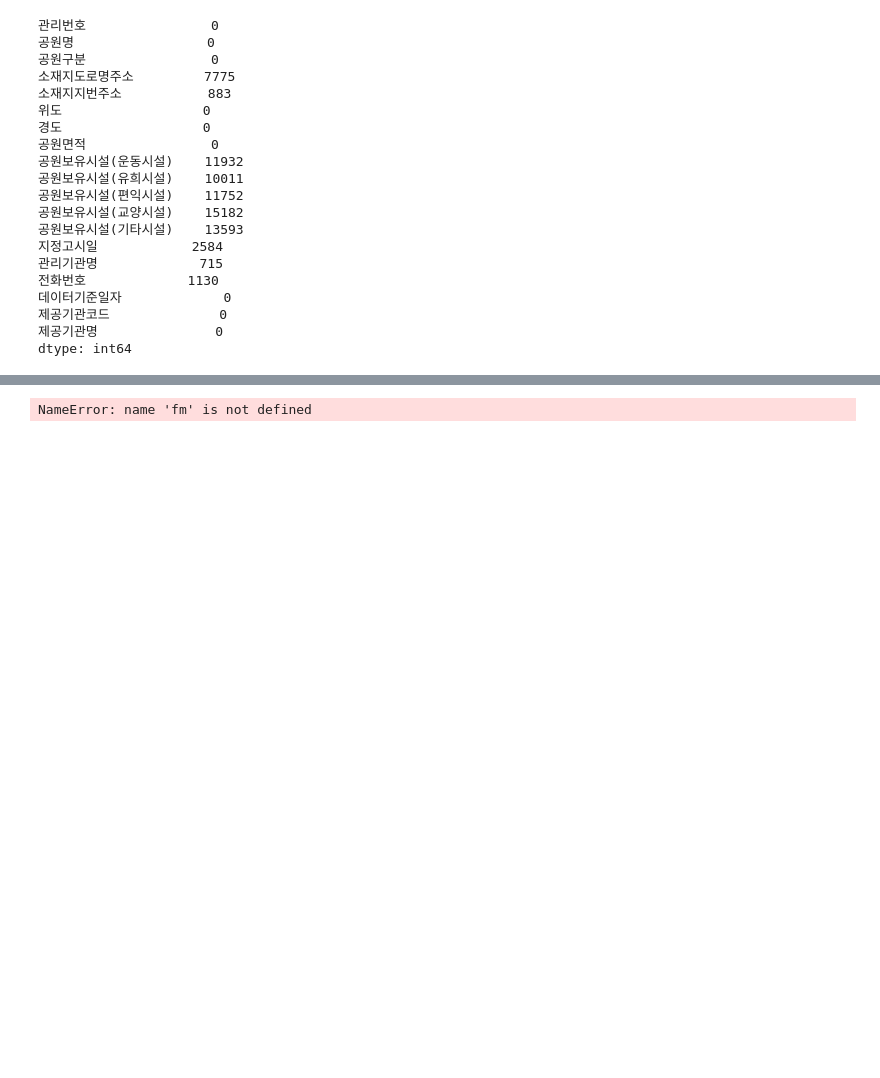
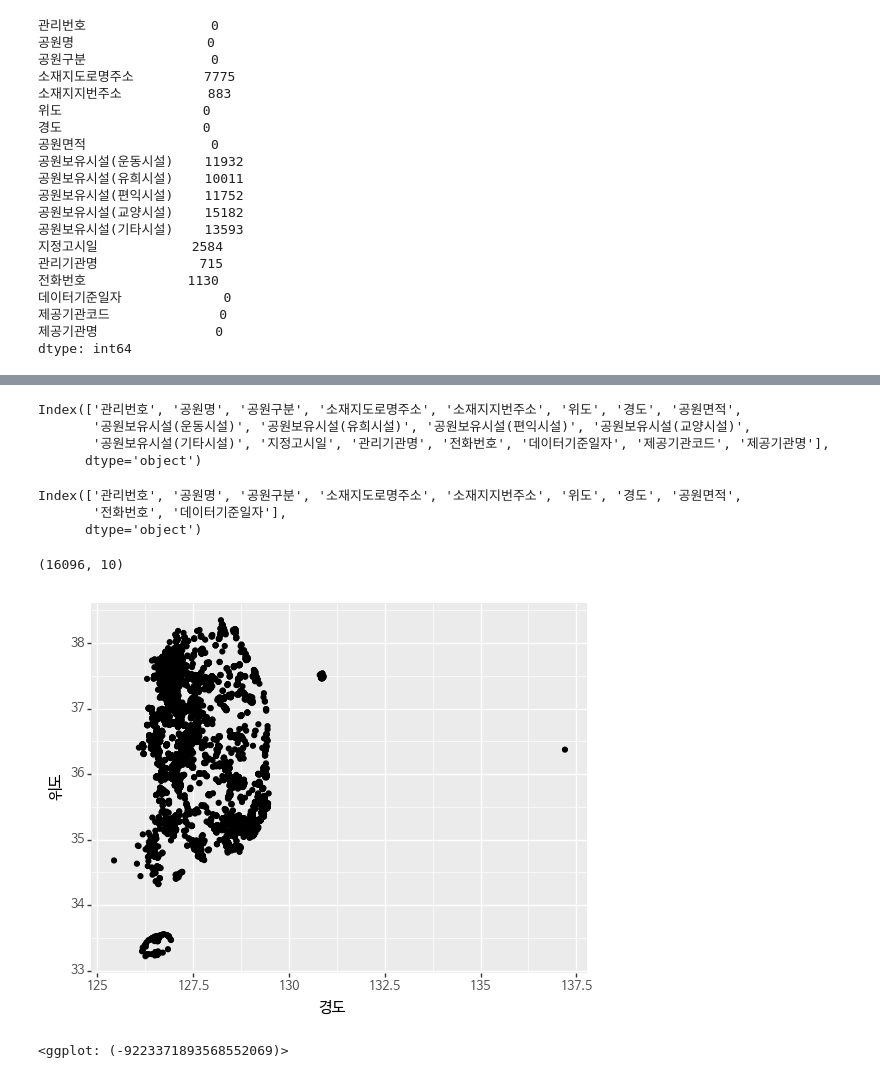
Before and after one commit to yoonani/ds, a Jupyter notebook: Spatial/citypark.ipynb, the cells around one changed output, grey strips where cells are left out. Drawn from its saved outputs; the diff is of its cells as text; code cells hidden in the pictures; blank space fills up the shorter version.

```diff
--- a/Spatial/citypark.ipynb
+++ b/Spatial/citypark.ipynb
@@ -93,7 +81,32 @@ print ('설정파일 위치: ', mpl.matplotlib_fname())
-# %%
-font_list = fm.findSystemFonts(fontpaths=None, fontext='ttf')
-
-# ttf 폰트 전체갯수
-print(len(font_list))
-# %% [output]
-NameError: name 'fm' is not defined
+# %%
+park.columns
+# %% [output]
+Index(['관리번호', '공원명', '공원구분', '소재지도로명주소', '소재지지번주소', '위도', '경도', '공원면적',
+       '공원보유시설(운동시설)', '공원보유시설(유희시설)', '공원보유시설(편익시설)', '공원보유시설(교양시설)',
+       '공원보유시설(기타시설)', '지정고시일', '관리기관명', '전화번호', '데이터기준일자', '제공기관코드', '제공기관명'],
+      dtype='object')
+# %%
+# 사용하지 않는 열 제거
+park.drop(columns=['공원보유시설(운동시설)', '공원보유시설(유희시설)', '공원보유시설(편익시설)', '공원보유시설(교양시설)', '공원보유시설(기타시설)', '지정고시일', '관리기관명', '제공기관코드', '제공기관명'], inplace=True)
+# %%
+park.columns
+# %% [output]
+Index(['관리번호', '공원명', '공원구분', '소재지도로명주소', '소재지지번주소', '위도', '경도', '공원면적',
+       '전화번호', '데이터기준일자'],
+      dtype='object')
+# %%
+park.shape
+# %% [output]
+(16096, 10)
+# %%
+# 지도를 출력해 보니 특정 지역만 있습니다.
+# 결측치인 nan 데이터 때문에 다른 데이터가 제대로 보이지 않습니다.
+# nan 데이터를 제거하고 다시 그려봅니다.
+(ggplot(park)
+ + aes(x='경도', y='위도')
+ + geom_point()
+ + theme(text=element_text(family='NanumBarunGothic'))
+)
+# %% [output]
+[figure, added]
+<ggplot: (-9223371893568552069)>
```
Also changed, not shown: parts of 25 cells of this notebook, 8 other files.
